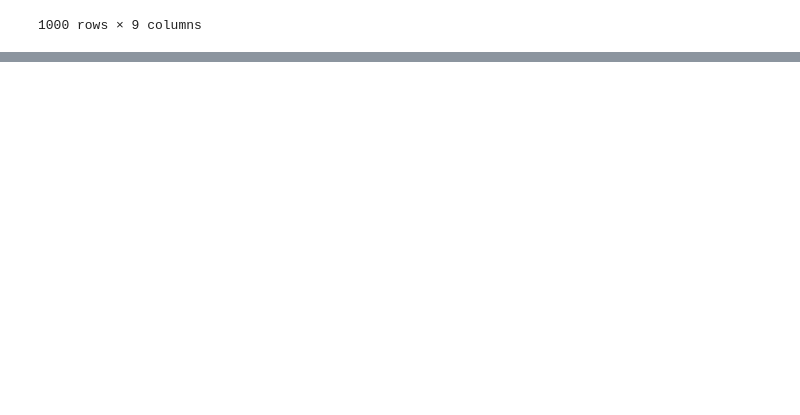
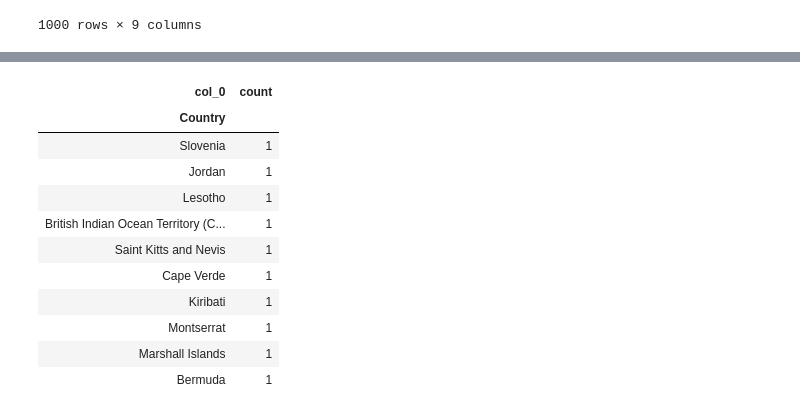
Before and after one commit to VicktorKrum/Ad_Click_Prediction, a Jupyter notebook: Ad Click Prediction.ipynb, the cells around one changed output, grey strips where cells are left out. Saved outputs shown, nothing was run; the diff lists cells and outputs as text; code cells hidden in the pictures; blank space fills up the shorter version.

```diff
--- a/Ad Click Prediction.ipynb
+++ b/Ad Click Prediction.ipynb
@@ -96,0 +130,15 @@ data.set_index('DailyTimeSpentonSite')
+# %%
+pd.crosstab(data['Country'],columns='count').sort_values(['count'], ascending='False').head(10)
+# %% [output]
+| col_0 | count |
+| Country |  |
+| Slovenia | 1 |
+| Jordan | 1 |
+| Lesotho | 1 |
+| British Indian Ocean Territory (C... | 1 |
+| Saint Kitts and Nevis | 1 |
+| Cape Verde | 1 |
+| Kiribati | 1 |
+| Montserrat | 1 |
+| Marshall Islands | 1 |
+| Bermuda | 1 |
```
Also changed, not shown: parts of 25 cells of this notebook.
